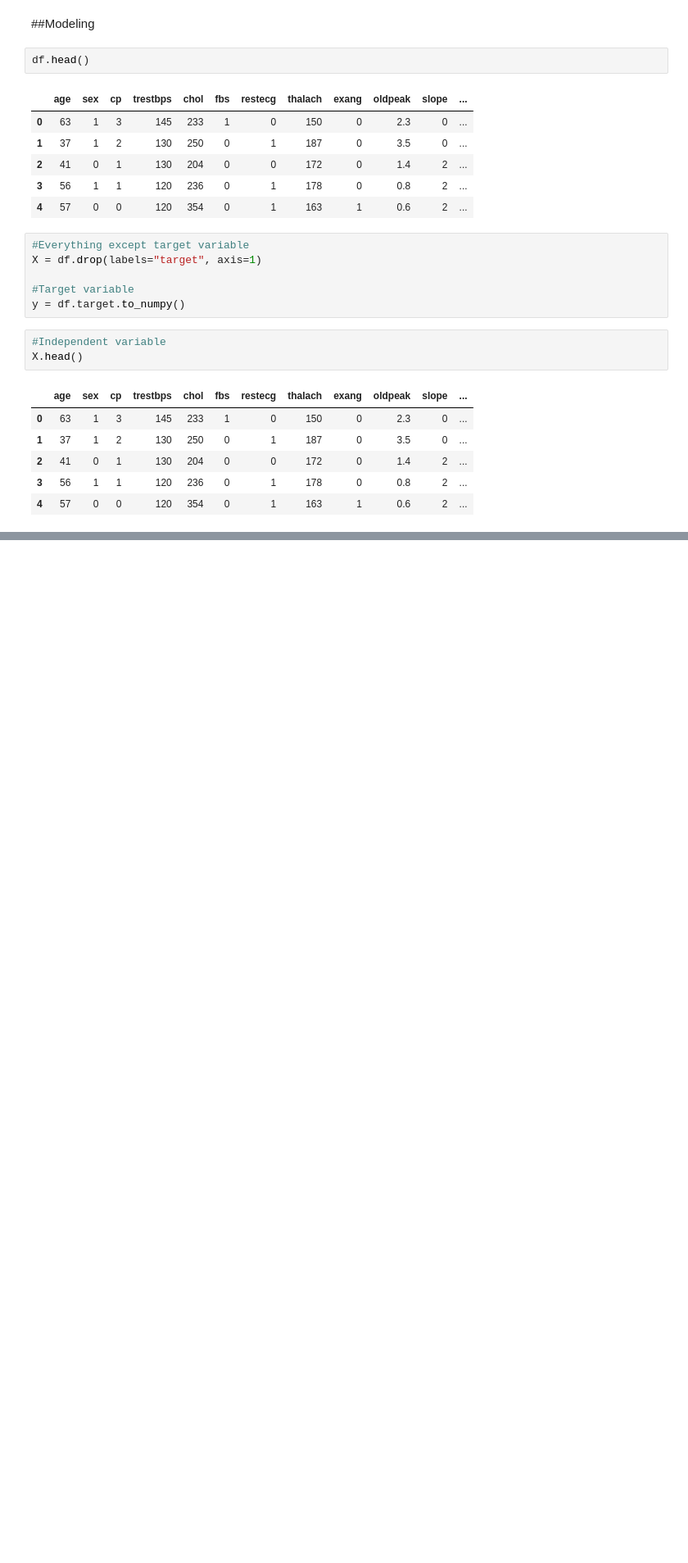
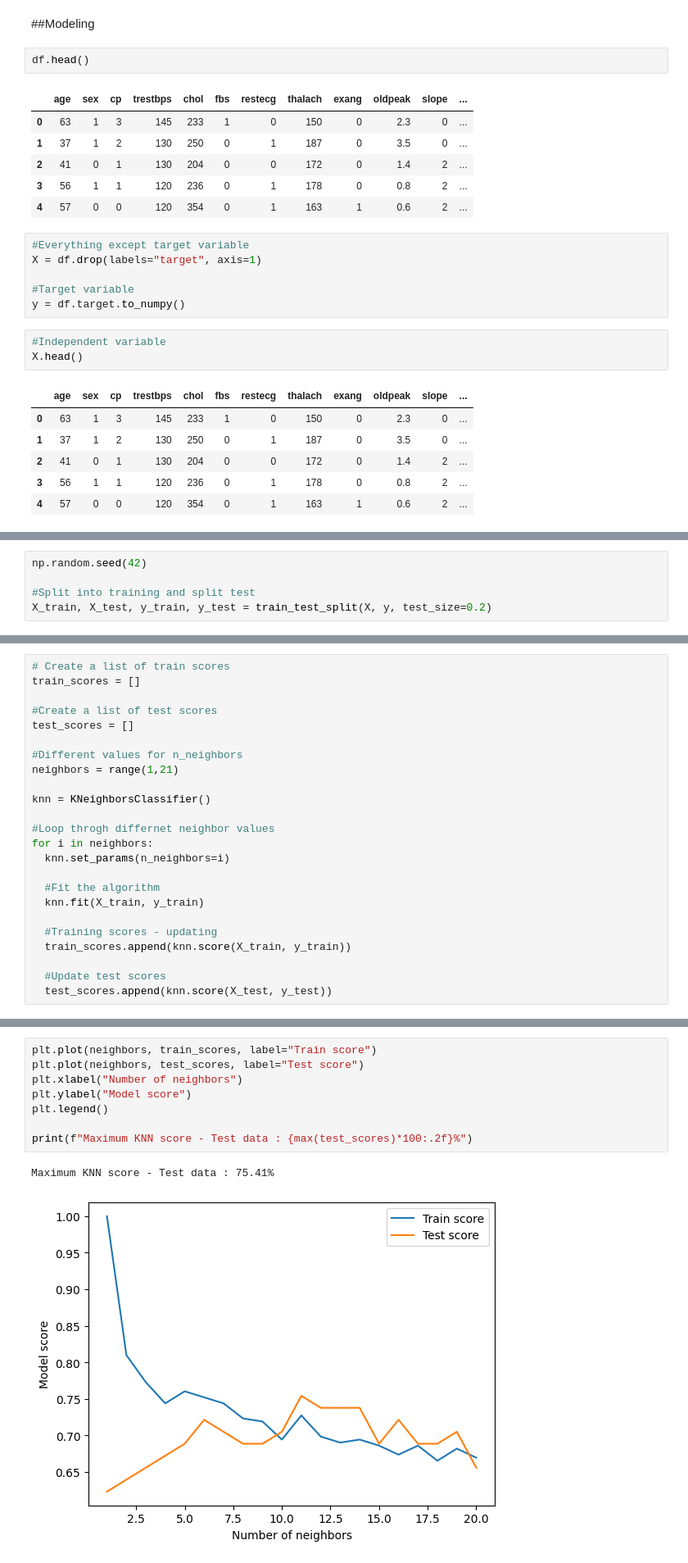
Before and after one commit to LochanaBandara03/heart-disease-classification, a Jupyter notebook: heart_disease_predict.ipynb, the cells around one changed output, grey strips where cells are left out. Shown: that part at 82% size. Cells and saved outputs as stored; diff of their text form; blank space fills up the shorter version.

```diff
--- a/heart_disease_predict.ipynb
+++ b/heart_disease_predict.ipynb
@@ -295,0 +298,5 @@ X.head()
+# %%
+np.random.seed(42)
+
+#Split into training and split test
+X_train, X_test, y_train, y_test = train_test_split(X, y, test_size=0.2)
@@ -295,0 +400,24 @@ X.head()
+# %%
+# Create a list of train scores
+train_scores = []
+
+#Create a list of test scores
+test_scores = []
+
+#Different values for n_neighbors
+neighbors = range(1,21)
+
+knn = KNeighborsClassifier()
+
+#Loop throgh differnet neighbor values
+for i in neighbors:
+  knn.set_params(n_neighbors=i)
+
+  #Fit the algorithm
+  knn.fit(X_train, y_train)
+
+  #Training scores - updating
+  train_scores.append(knn.score(X_train, y_train))
+
+  #Update test scores
+  test_scores.append(knn.score(X_test, y_test))
@@ -295,0 +449,11 @@ X.head()
+# %%
+plt.plot(neighbors, train_scores, label="Train score")
+plt.plot(neighbors, test_scores, label="Test score")
+plt.xlabel("Number of neighbors")
+plt.ylabel("Model score")
+plt.legend()
+
+print(f"Maximum KNN score - Test data : {max(test_scores)*100:.2f}%")
+# %% [output]
+Maximum KNN score - Test data : 75.41%
+[figure, added]
```
Also changed, not shown: parts of 35 cells of this notebook.
